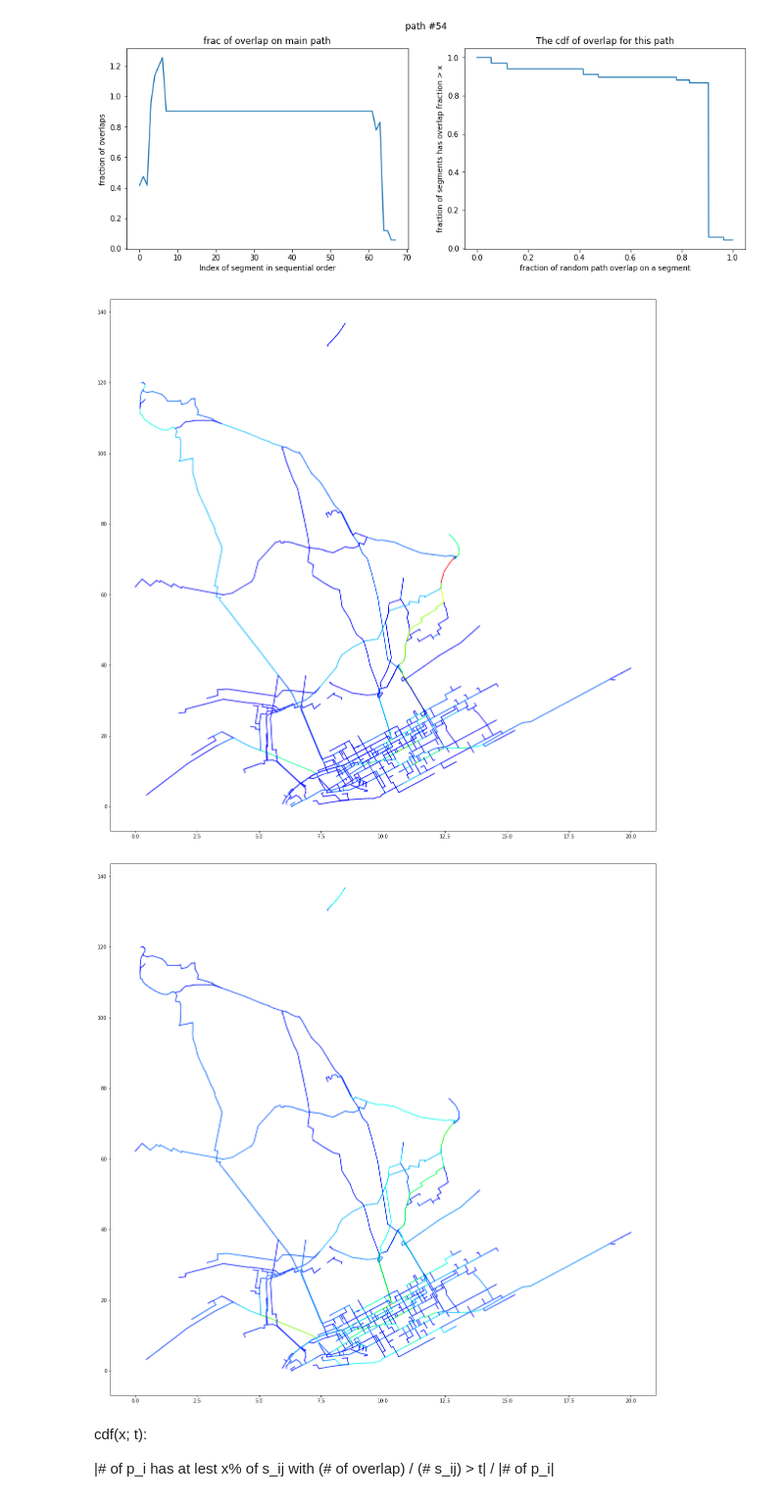
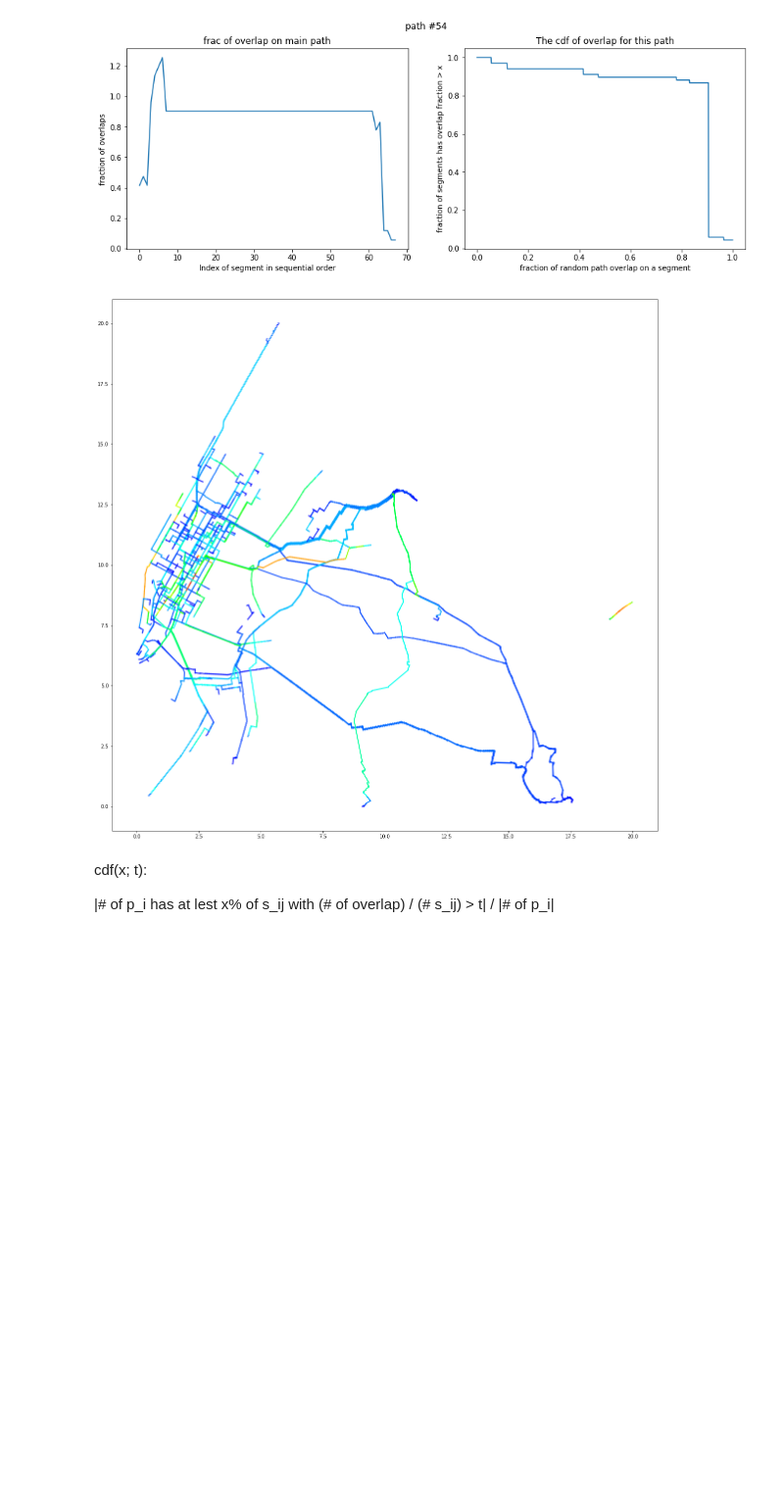
Before and after one commit to TrafficPrivacy/ServerClient, a Jupyter notebook: data/ny_visualize.ipynb, the cells around one changed output. Shown at 98% size. Saved outputs shown, nothing was run; the diff lists cells and outputs as text; code cells hidden in the pictures; blank space fills up the shorter version.

```diff
--- a/data/ny_visualize.ipynb
+++ b/data/ny_visualize.ipynb
@@ -25,6 +26,17 @@ plt.show()
 cdf(x) as discussed
 
 cdf(x) = |#j: O_ij > x| / |#j in p_i|
+# %%
+def generate_cdf(data):
+    index = 0
+    sorted_data = sorted(data)
+    cdf = []
+    rg = np.arange(0.0, 1.0, granularity)
+    for bound in rg:
+        while index < len(sorted_data) and sorted_data[index] < bound:
+            index += 1
+        cdf.append((len(sorted_data) - index) / len(sorted_data))
+    return cdf
 # %%
 granularity = 0.001
 paths = [12, 34, 41, 54]
@@ -45,14 +57,7 @@ with open("path.csv", "r") as f:
         plt.xlabel("Index of segment in sequential order")
         plt.ylabel("fraction of overlaps")
 
-        index = 0
-        sorted_seg_overlap = sorted(seg_overlap)
-        cdf = []
-        rg = np.arange(0.0, 1.0, granularity)
-        for bound in rg:
-            while index < len(sorted_seg_overlap) and sorted_seg_overlap[index] < bound:
-                index += 1
-            cdf.append((len(sorted_seg_overlap) - index) / seg_count)
+        cdf = generate_cdf(seg_overlap)
 
         plt.subplot(122)
         plt.title("The cdf of overlap for this path")
@@ -82,56 +86,57 @@ min_lon = 100
 max_lon = -100
 min_path = 100
 max_path = 0
 min_overlap = 100
 max_overlap = 0
 segments = []
 fig_size = (20, 20)
 with open("segment.csv", newline="") as csvfile:
     reader = csv.reader(csvfile, delimiter=",")
     for row in reader:
         try:
             start_lat = float(row[1])
             start_lon = float(row[2])
             end_lat = float(row[3])
             end_lon = float(row[4])
             num_path = int(row[5])
-            num_overlap = int(row[6])
+            num_overlap = int(row[6]) / num_path
             segments.append((start_lat, start_lon, end_lat, end_lon, num_path, num_overlap))
             min_lat = min(min(start_lat, end_lat), min_lat)
             max_lat = max(max(start_lat, end_lat), max_lat)
             min_lon = min(min(start_lon, end_lon), min_lon)
             max_lon = max(max(start_lon, end_lon), min_lon)
             min_path = min(min_path, num_path)
             max_path = max(max_path, num_path)
             min_overlap = min(min_overlap, num_overlap)
             max_overlap = max(max_overlap, num_overlap)
         except ValueError:
             continue
-# for num of paths
-plt.figure(figsize=fig_size)
-for segment in segments:
-    start_lat = (segment[0] - min_lat) / (max_lat - min_lat) * fig_size[0]
-    start_lon = (segment[1] - min_lon) / (max_lon - min_lon) * fig_size[1]
-    end_lat = (segment[2] - min_lat) / (max_lat - min_lat) * fig_size[0]
-    end_lon = (segment[3] - min_lon) / (max_lon - min_lon) * fig_size[1]
-    path_color = (segment[4] - min_path) / (max_path - min_path) * 99999
-    plt.plot((start_lat, end_lat), (start_lon, end_lon),
-            color=colors[int(path_color)].rgb)
 
-# for num of overlaps
-plt.figure(figsize=fig_size)
-for segment in segments:
-    start_lat = (segment[0] - min_lat) / (max_lat - min_lat) * fig_size[0]
-    start_lon = (segment[1] - min_lon) / (max_lon - min_lon) * fig_size[1]
-    end_lat = (segment[2] - min_lat) / (max_lat - min_lat) * fig_size[0]
-    end_lon = (segment[3] - min_lon) / (max_lon - min_lon) * fig_size[1]
-    seg_color = (segment[5] - min_overlap) / (max_overlap - min_overlap) * 99999
-    plt.plot((start_lat, end_lat), (start_lon, end_lon),
-            color=colors[int(seg_color)].rgb)
+def plot_map(segments, fig_size=(20, 20), width_rg=(2, 7), color_rg=("blue", "red")):
+    """
+    segments: np 2d matrix: the columns are start lat, start lon, end lat, end lon, line width raw, line color raw
+    """
+    colors = list(Color(color_rg[0]).range_to(Color(color_rg[1]), 100000))
+    plt.figure(figsize=fig_size)
+    mins = np.min(segments, axis=0)
+    maxs = np.max(segments, axis=0)
+    # normalize
+    segments = (segments - mins) / (maxs - mins)
+    segments[:, :2] *= np.array(fig_size)
+    segments[:, 2:4] *= np.array(fig_size)
+    segments[:, 4] *= (width_rg[1] - width_rg[0])
+    segments[:, 4] += width_rg[0]
+    segments[:, 5] *= 99999
+    for i in range(segments.shape[0]):
+        plt.plot((segments[i, 1], segments[i, 3]),
+                 (segments[i, 0], segments[i, 2]),
+                 linewidth= segments[i, 4],
+                 color=colors[int(segments[i, 5])].rgb)
+
+plot_map(np.array(segments, dtype=np.float64))
 plt.show()
 # %% [output]
-[figure, old version]
+[figure, new version]
-[figure, removed]
 # %% [markdown]
 cdf(x; t):
 
```
Also changed, not shown: parts of 3 cells of this notebook.
